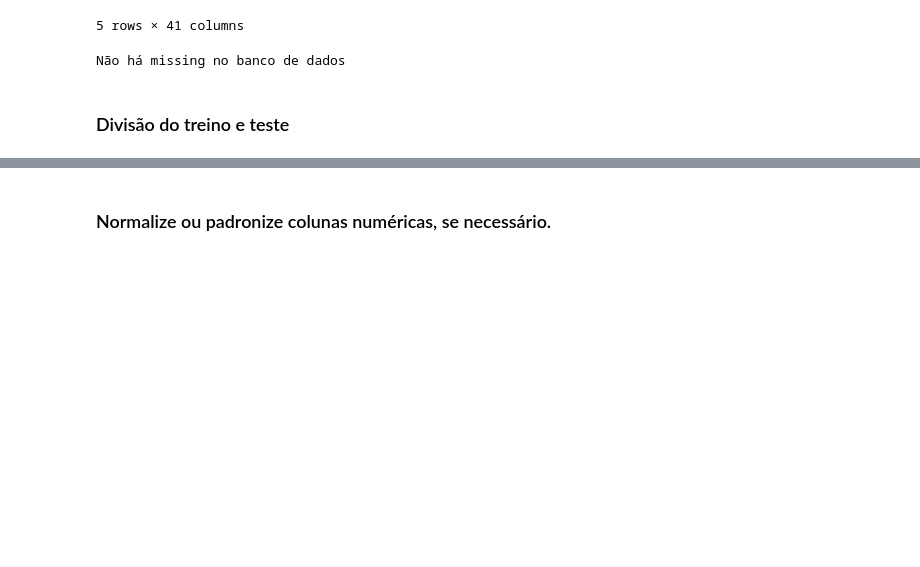
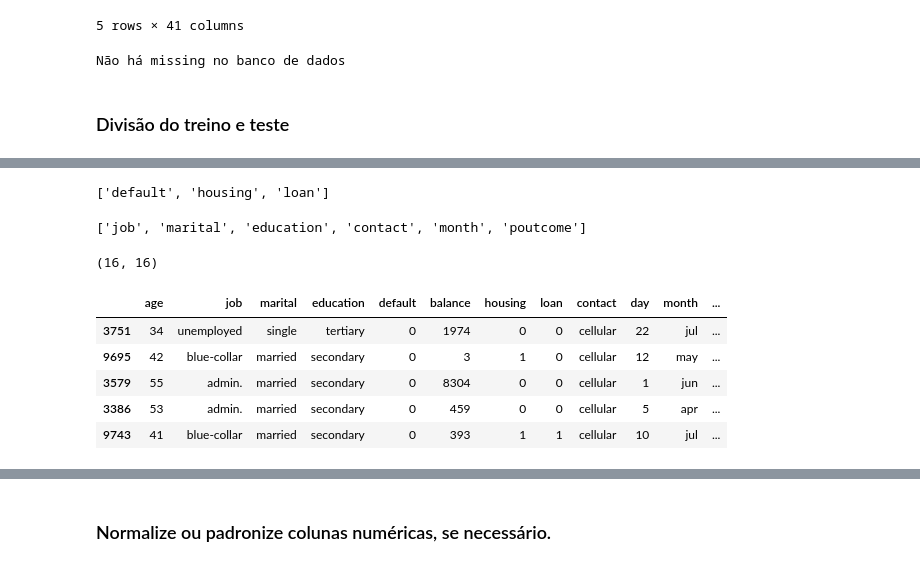
Before and after one commit to GuilhermeCastillo/desafio-gdia-backend, a Jupyter notebook: notebooks/Desafio_GuilhermeCastilho.ipynb, the cells around one changed output, grey strips where cells are left out. Saved outputs shown, nothing was run; the diff lists cells and outputs as text; code cells hidden in the pictures; blank space fills up the shorter version.

```diff
--- a/notebooks/Desafio_GuilhermeCastilho.ipynb
+++ b/notebooks/Desafio_GuilhermeCastilho.ipynb
@@ -249,3 +250,10 @@ X_train, X_test, y_train, y_test = train_test_split(
+# %%
+X = df.drop('deposit', axis=1)
+y = df['deposit']
+
+X_train, X_test, y_train, y_test = train_test_split(
+    X, y, test_size=0.2, random_state=42, stratify=y
+)
 # %%
 y_train.mean(),y_test.mean() #Proporcionalmente, a qt de 0 e 1 está equilibrada
 # %% [output]
@@ -252,0 +267,12 @@ y_train.mean(),y_test.mean() #Proporcionalmente, a qt de 0 e 1 está equilibrada
+# %%
+vars_dummy
+# %% [output]
+['default', 'housing', 'loan']
+# %%
+vars_cat
+# %% [output]
+['job', 'marital', 'education', 'contact', 'month', 'poutcome']
+# %%
+len(X_train.columns), (len(vars_cat)+len(vars_int)+len(vars_float)+len(vars_dummy)) #Volume Bateu
+# %% [output]
+(16, 16)
@@ -252,0 +281,9 @@ y_train.mean(),y_test.mean() #Proporcionalmente, a qt de 0 e 1 está equilibrada
+# %%
+X_train.tail() #exibinto que X_train nao possui ainda as variáveis
+# %% [output]
+|  | age | job | marital | education | default | balance | housing | loan | contact | day | month | ... |
+| 3751 | 34 | unemployed | single | tertiary | 0 | 1974 | 0 | 0 | cellular | 22 | jul | ... |
+| 9695 | 42 | blue-collar | married | secondary | 0 | 3 | 1 | 0 | cellular | 12 | may | ... |
+| 3579 | 55 | admin. | married | secondary | 0 | 8304 | 0 | 0 | cellular | 1 | jun | ... |
+| 3386 | 53 | admin. | married | secondary | 0 | 459 | 0 | 0 | cellular | 5 | apr | ... |
+| 9743 | 41 | blue-collar | married | secondary | 0 | 393 | 1 | 1 | cellular | 10 | jul | ... |
```
Also changed, not shown: parts of 22 cells of this notebook, 1 other file.
